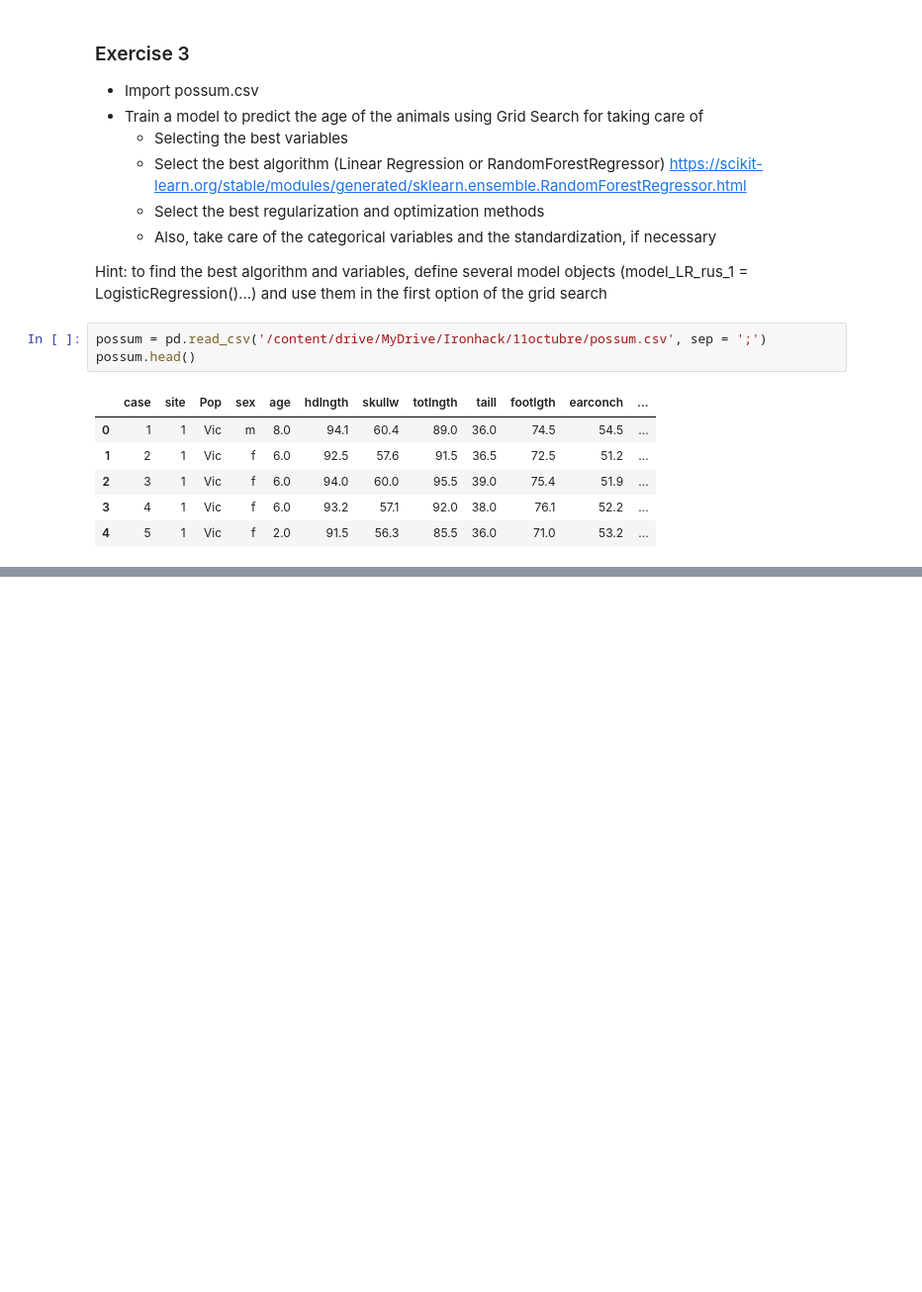
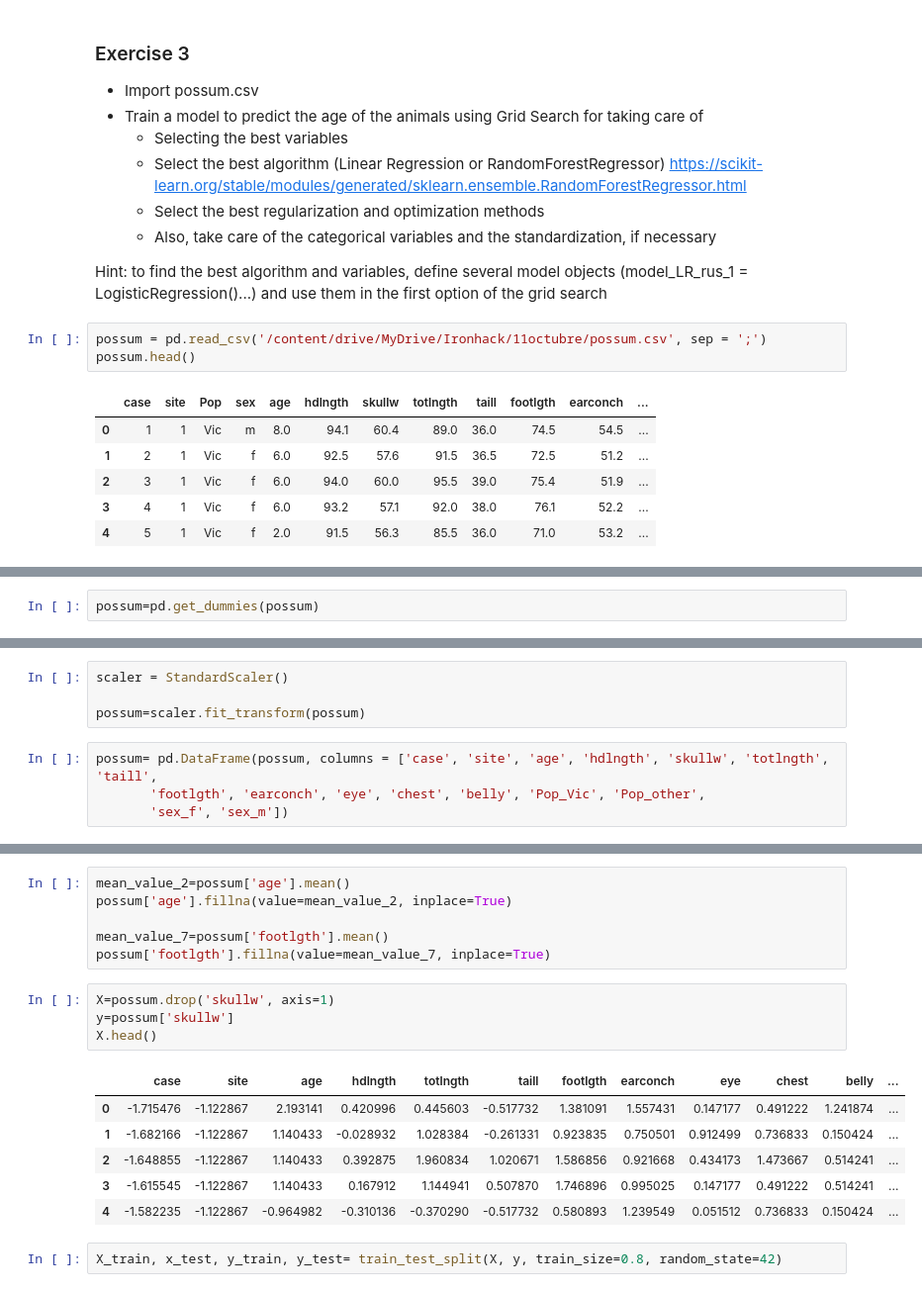
Before and after one commit to Sbastdia/Ironhack_11octubre, a Jupyter notebook: Featuring_ML_models_Exercises.ipynb, the cells around one changed output, grey strips where cells are left out. Shown at 99% size. Saved outputs shown, nothing was run; the diff lists cells and outputs as text; blank space fills up the shorter version.

```diff
--- a/Featuring_ML_models_Exercises.ipynb
+++ b/Featuring_ML_models_Exercises.ipynb
@@ -380,0 +289,2 @@ print('Grid best score (recall): ', grid.best_score_)
+# %%
+possum=pd.get_dummies(possum)
@@ -380,0 +298,8 @@ print('Grid best score (recall): ', grid.best_score_)
+# %%
+scaler = StandardScaler()
+
+possum=scaler.fit_transform(possum)
+# %%
+possum= pd.DataFrame(possum, columns = ['case', 'site', 'age', 'hdlngth', 'skullw', 'totlngth', 'taill',
+       'footlgth', 'earconch', 'eye', 'chest', 'belly', 'Pop_Vic', 'Pop_other',
+       'sex_f', 'sex_m'])
@@ -380,0 +326,19 @@ print('Grid best score (recall): ', grid.best_score_)
+# %%
+mean_value_2=possum['age'].mean()
+possum['age'].fillna(value=mean_value_2, inplace=True)
+
+mean_value_7=possum['footlgth'].mean()
+possum['footlgth'].fillna(value=mean_value_7, inplace=True)
+# %%
+X=possum.drop('skullw', axis=1)
+y=possum['skullw']
+X.head()
+# %% [output]
+|  | case | site | age | hdlngth | totlngth | taill | footlgth | earconch | eye | chest | belly | ... |
+| 0 | -1.715476 | -1.122867 | 2.193141 | 0.420996 | 0.445603 | -0.517732 | 1.381091 | 1.557431 | 0.147177 | 0.491222 | 1.241874 | ... |
+| 1 | -1.682166 | -1.122867 | 1.140433 | -0.028932 | 1.028384 | -0.261331 | 0.923835 | 0.750501 | 0.912499 | 0.736833 | 0.150424 | ... |
+| 2 | -1.648855 | -1.122867 | 1.140433 | 0.392875 | 1.960834 | 1.020671 | 1.586856 | 0.921668 | 0.434173 | 1.473667 | 0.514241 | ... |
+| 3 | -1.615545 | -1.122867 | 1.140433 | 0.167912 | 1.144941 | 0.507870 | 1.746896 | 0.995025 | 0.147177 | 0.491222 | 0.514241 | ... |
+| 4 | -1.582235 | -1.122867 | -0.964982 | -0.310136 | -0.370290 | -0.517732 | 0.580893 | 1.239549 | 0.051512 | 0.736833 | 0.150424 | ... |
+# %%
+X_train, x_test, y_train, y_test= train_test_split(X, y, train_size=0.8, random_state=42)
```
Also changed, not shown: parts of 22 cells of this notebook.
